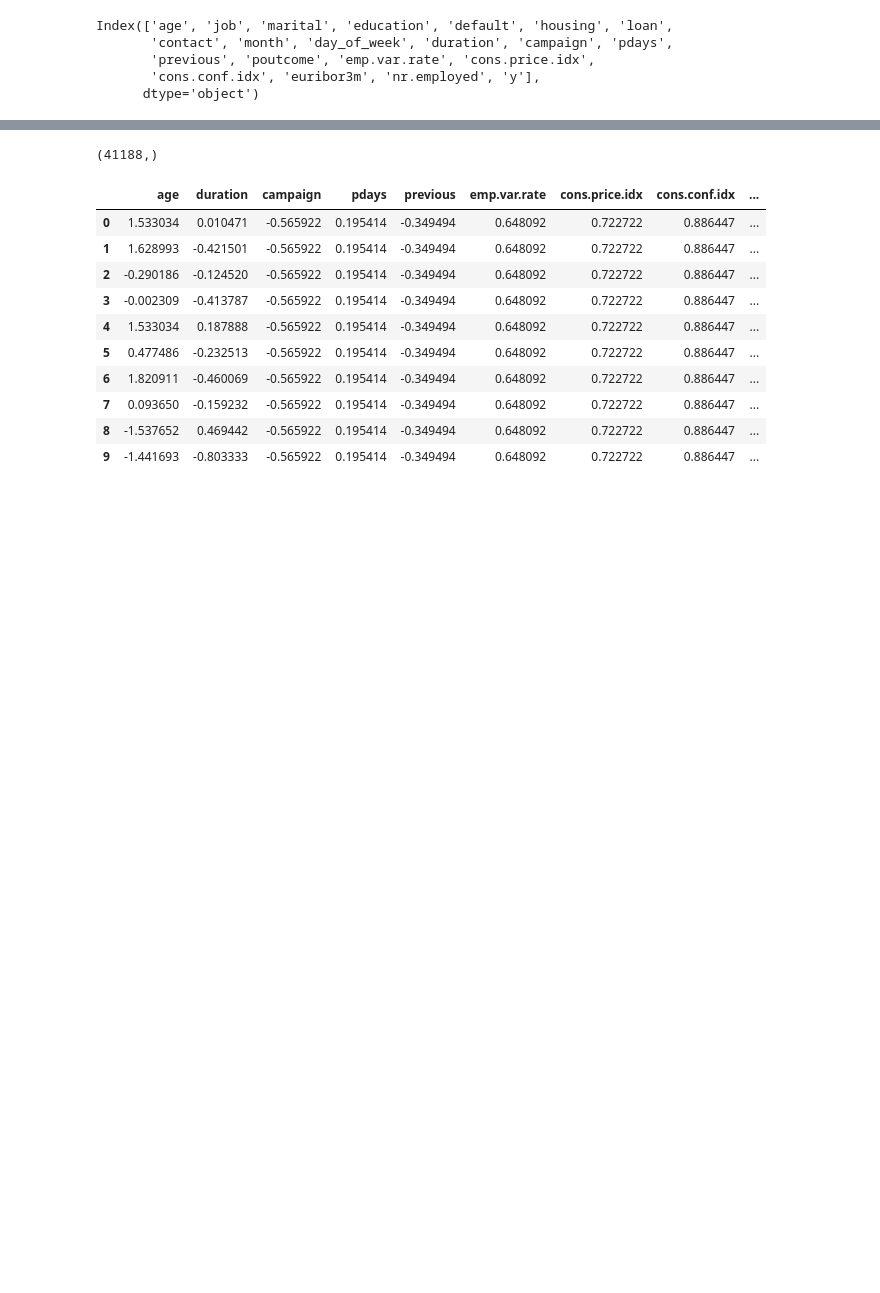
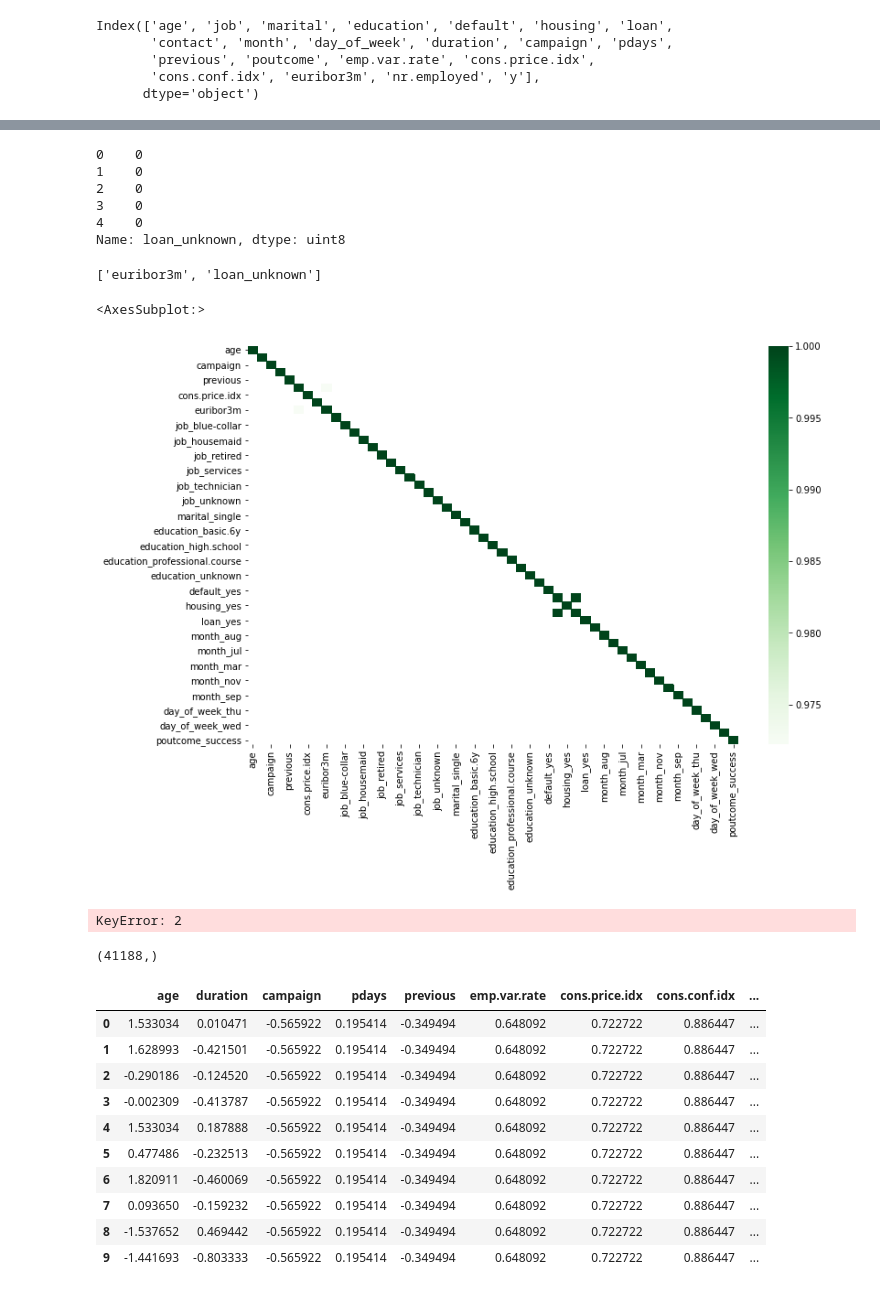
Before and after one commit to dcanTOKA/bbl-536-e-hw, a Jupyter notebook: problem2.ipynb, the cells around one changed output, grey strips where cells are left out. Cells and saved outputs as stored; diff of their text form; code cells hidden in the pictures; blank space fills up the shorter version.

```diff
--- a/problem2.ipynb
+++ b/problem2.ipynb
@@ -62,3 +147,32 @@ X.head(10)
+# %%
+X['loan_unknown'].head(5)
+# %% [output]
+0    0
+1    0
+2    0
+3    0
+4    0
+Name: loan_unknown, dtype: uint8
+# %%
+corr = X.corr()
+
+kot = corr[corr>=.95]
+
+upper_tri = corr.where(np.triu(np.ones(corr.shape),k=1).astype(np.bool))
+
+to_drop = [column for column in upper_tri.columns if any(upper_tri[column] > 0.95)]
+print(to_drop)
+
+plt.figure(figsize=(12,8))
+sns.heatmap(kot, cmap="Greens")
+# %% [output]
+['euribor3m', 'loan_unknown']
+<AxesSubplot:>
+[figure, added]
+# %%
+kot[2]
+# %% [output]
+KeyError: 2
 # %%
 y.to_numpy().ravel().shape
 # %% [output]
```
Also changed, not shown: parts of 11 cells of this notebook, 5 other files.
